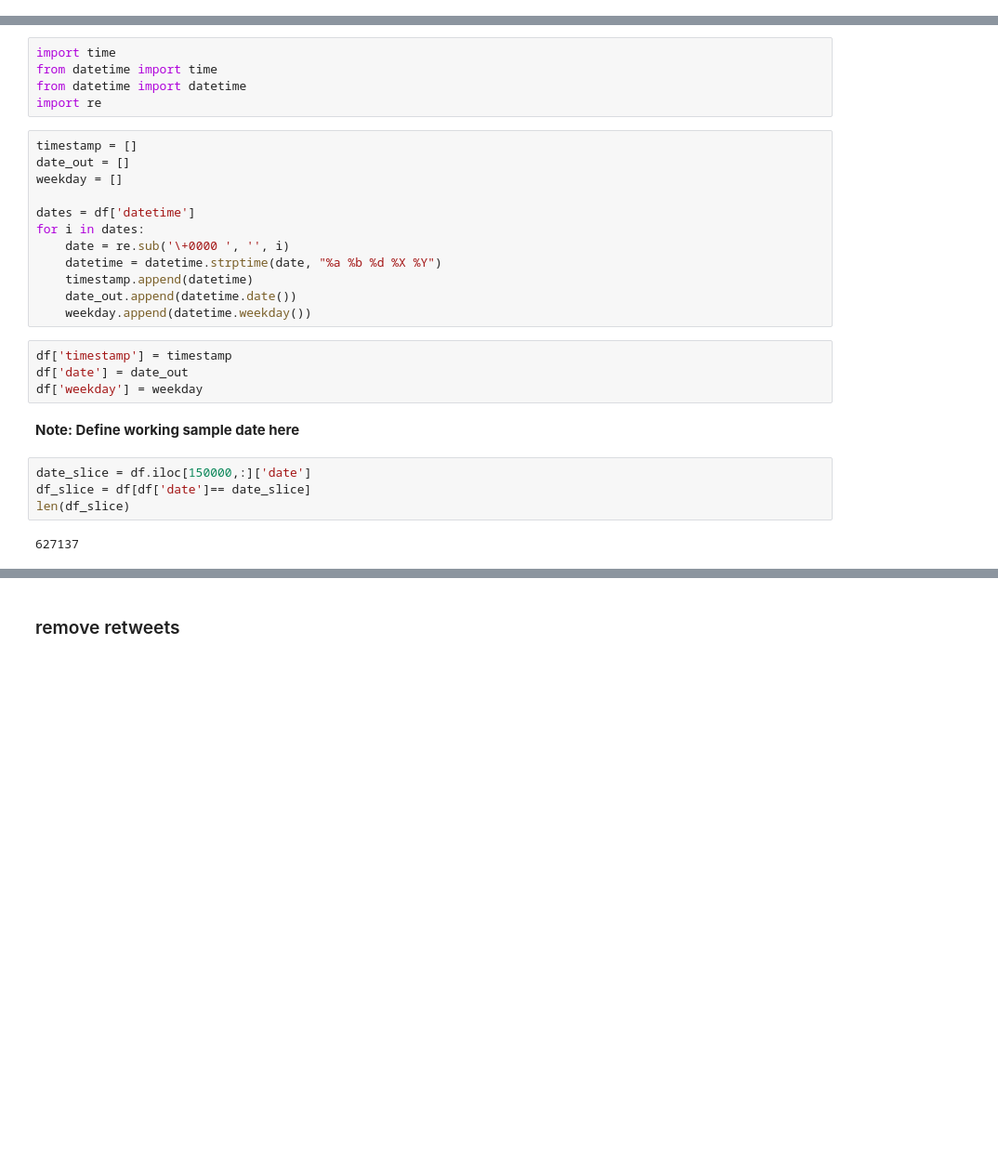
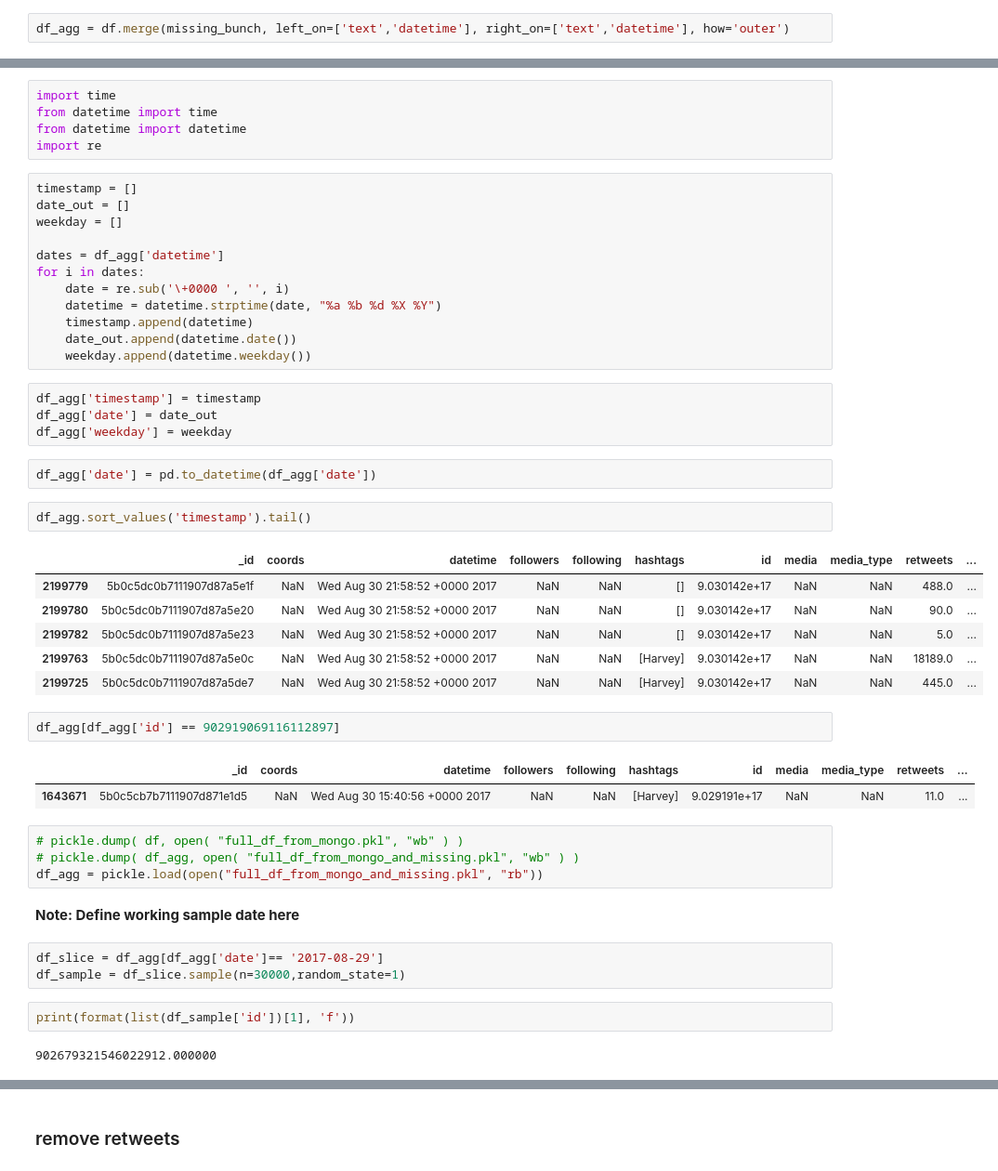
Before and after one commit to mmidzik/crisis-tweets, a Jupyter notebook: Harvey-master.ipynb, the cells around one changed output, grey strips where cells are left out. Shown at 93% size. Drawn from its saved outputs; the diff is of its cells as text; blank space fills up the shorter version.

```diff
--- a/Harvey-master.ipynb
+++ b/Harvey-master.ipynb
@@ -70,0 +81,2 @@ df =  pd.DataFrame(list(cursor))
+# %%
+df_agg = df.merge(missing_bunch, left_on=['text','datetime'], right_on=['text','datetime'], how='outer')
@@ -80,7 +96,7 @@ timestamp = []
 date_out = []
 weekday = []
 
-dates = df['datetime']
+dates = df_agg['datetime']
 for i in dates:
     date = re.sub('\+0000 ', '', i)
     datetime = datetime.strptime(date, "%a %b %d %X %Y")
@@ -88,17 +104,38 @@ for i in dates:
     date_out.append(datetime.date())
     weekday.append(datetime.weekday())
 # %%
-df['timestamp'] = timestamp
-df['date'] = date_out
-df['weekday'] = weekday
+df_agg['timestamp'] = timestamp
+df_agg['date'] = date_out
+df_agg['weekday'] = weekday
+# %%
+df_agg['date'] = pd.to_datetime(df_agg['date'])
+# %%
+df_agg.sort_values('timestamp').tail()
+# %% [output]
+|  | _id | coords | datetime | followers | following | hashtags | id | media | media_type | retweets | ... |
+| 2199779 | 5b0c5dc0b7111907d87a5e1f | NaN | Wed Aug 30 21:58:52 +0000 2017 | NaN | NaN | [] | 9.030142e+17 | NaN | NaN | 488.0 | ... |
+| 2199780 | 5b0c5dc0b7111907d87a5e20 | NaN | Wed Aug 30 21:58:52 +0000 2017 | NaN | NaN | [] | 9.030142e+17 | NaN | NaN | 90.0 | ... |
+| 2199782 | 5b0c5dc0b7111907d87a5e23 | NaN | Wed Aug 30 21:58:52 +0000 2017 | NaN | NaN | [] | 9.030142e+17 | NaN | NaN | 5.0 | ... |
+| 2199763 | 5b0c5dc0b7111907d87a5e0c | NaN | Wed Aug 30 21:58:52 +0000 2017 | NaN | NaN | [Harvey] | 9.030142e+17 | NaN | NaN | 18189.0 | ... |
+| 2199725 | 5b0c5dc0b7111907d87a5de7 | NaN | Wed Aug 30 21:58:52 +0000 2017 | NaN | NaN | [Harvey] | 9.030142e+17 | NaN | NaN | 445.0 | ... |
+# %%
+df_agg[df_agg['id'] == 902919069116112897]
+# %% [output]
+|  | _id | coords | datetime | followers | following | hashtags | id | media | media_type | retweets | ... |
+| 1643671 | 5b0c5cb7b7111907d871e1d5 | NaN | Wed Aug 30 15:40:56 +0000 2017 | NaN | NaN | [Harvey] | 9.029191e+17 | NaN | NaN | 11.0 | ... |
+# %%
+# pickle.dump( df, open( "full_df_from_mongo.pkl", "wb" ) )
+# pickle.dump( df_agg, open( "full_df_from_mongo_and_missing.pkl", "wb" ) )
+df_agg = pickle.load(open("full_df_from_mongo_and_missing.pkl", "rb"))
 # %% [markdown]
 **Note: Define working sample date here**
-# %%
-date_slice = df.iloc[150000,:]['date']
-df_slice = df[df['date']== date_slice]
-len(df_slice)
-# %% [output]
-627137
+# %%
+df_slice = df_agg[df_agg['date']== '2017-08-29']
+df_sample = df_slice.sample(n=30000,random_state=1)
+# %%
+print(format(list(df_sample['id'])[1], 'f'))
+# %% [output]
+902679321546022912.000000
 # %% [markdown]
 ## Text cleaning
 need to remove:
```
Also changed, not shown: parts of 80 cells of this notebook, 22 other files.
